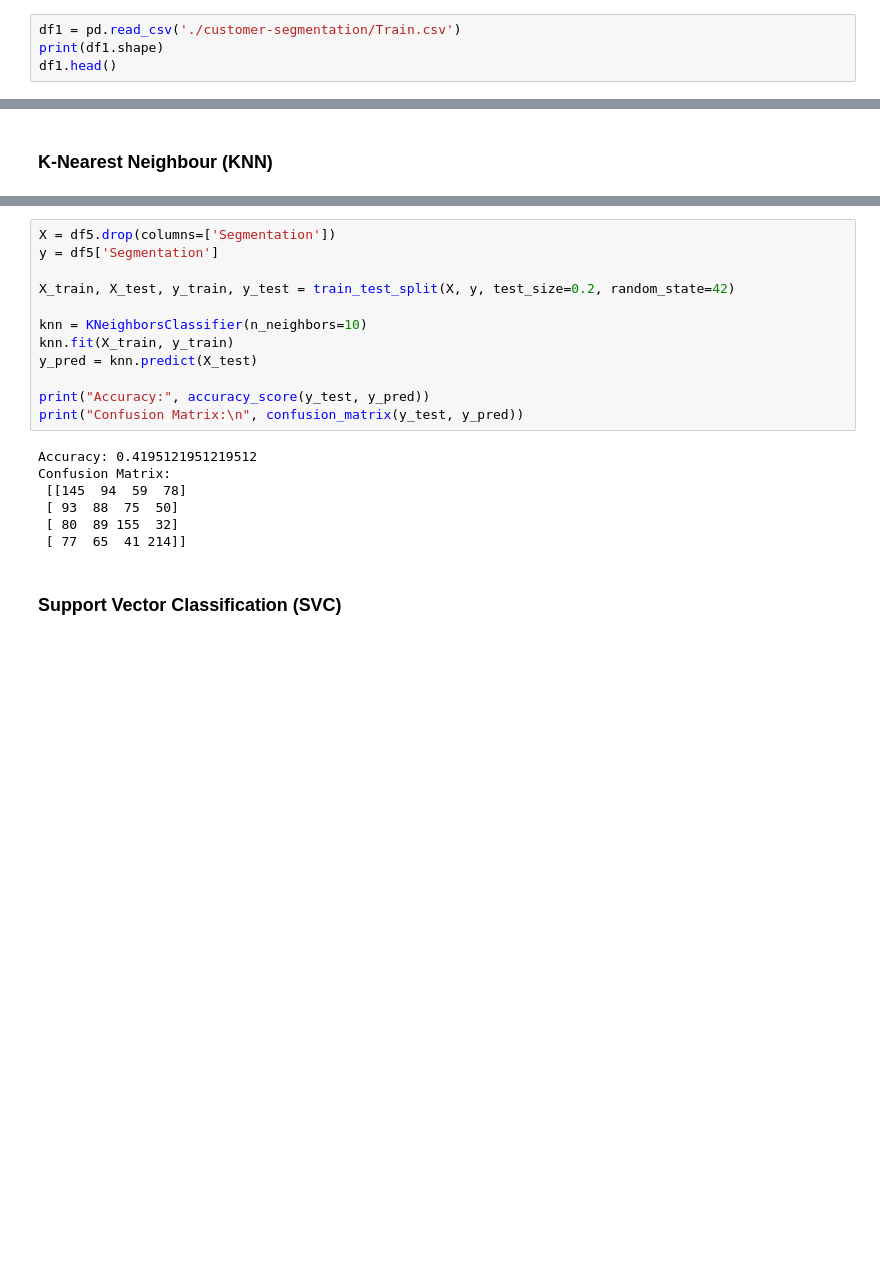
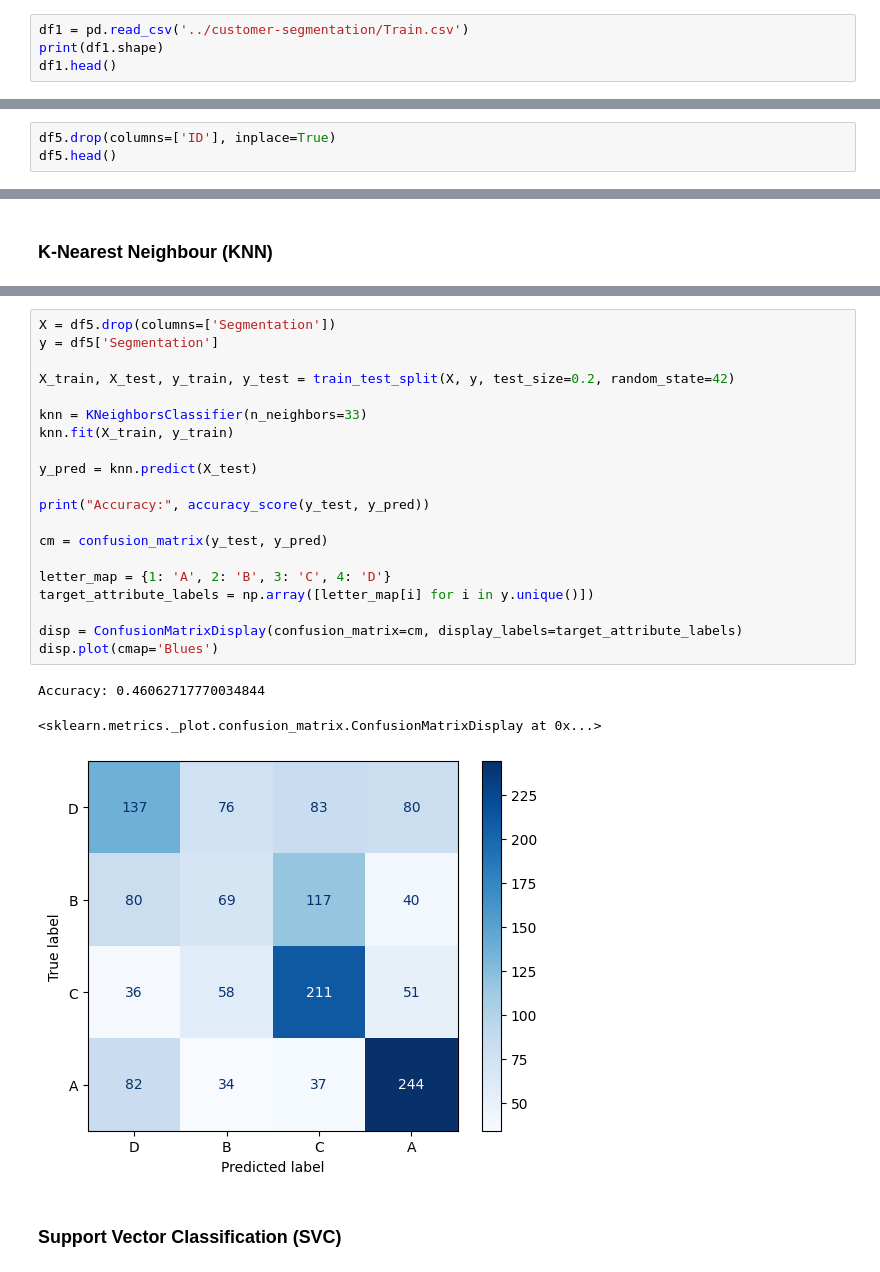
Before and after one commit to hr-vasquez/ml_players, a Jupyter notebook: exercise02.ipynb, the cells around one changed output, grey strips where cells are left out. Saved outputs shown, nothing was run; the diff lists cells and outputs as text; blank space fills up the shorter version.

```diff
--- a/exercise02.ipynb
+++ b/exercise02.ipynb
@@ -13,7 +13,7 @@ import matplotlib.pyplot as plt
 import seaborn as sns
 from scipy.stats import chi2_contingency
 # %%
-df1 = pd.read_csv('./customer-segmentation/Train.csv')
+df1 = pd.read_csv('../customer-segmentation/Train.csv')
 print(df1.shape)
 df1.head()
 # %% [output]
@@ -267,0 +258,3 @@ df5.head()
+# %%
+df5.drop(columns=['ID'], inplace=True)
+df5.head()
@@ -276,22 +301,27 @@ from sklearn.model_selection import train_test_split
 # %%
 X = df5.drop(columns=['Segmentation'])
 y = df5['Segmentation']
 
 X_train, X_test, y_train, y_test = train_test_split(X, y, test_size=0.2, random_state=42)
 
-knn = KNeighborsClassifier(n_neighbors=10)
+knn = KNeighborsClassifier(n_neighbors=33)
 knn.fit(X_train, y_train)
+
 y_pred = knn.predict(X_test)
 
 print("Accuracy:", accuracy_score(y_test, y_pred))
-print("Confusion Matrix:\n", confusion_matrix(y_test, y_pred))
+
+cm = confusion_matrix(y_test, y_pred)
+
+letter_map = {1: 'A', 2: 'B', 3: 'C', 4: 'D'}
+target_attribute_labels = np.array([letter_map[i] for i in y.unique()])
+
+disp = ConfusionMatrixDisplay(confusion_matrix=cm, display_labels=target_attribute_labels)
+disp.plot(cmap='Blues')
 # %% [output]
-Accuracy: 0.4195121951219512
-Confusion Matrix:
- [[145  94  59  78]
- [ 93  88  75  50]
- [ 80  89 155  32]
- [ 77  65  41 214]]
+Accuracy: 0.46062717770034844
+<sklearn.metrics._plot.confusion_matrix.ConfusionMatrixDisplay at 0x...>
+[figure, added]
 # %% [markdown]
 ### Support Vector Classification (SVC)
 # %%
```
Also changed, not shown: parts of 7 cells of this notebook.
